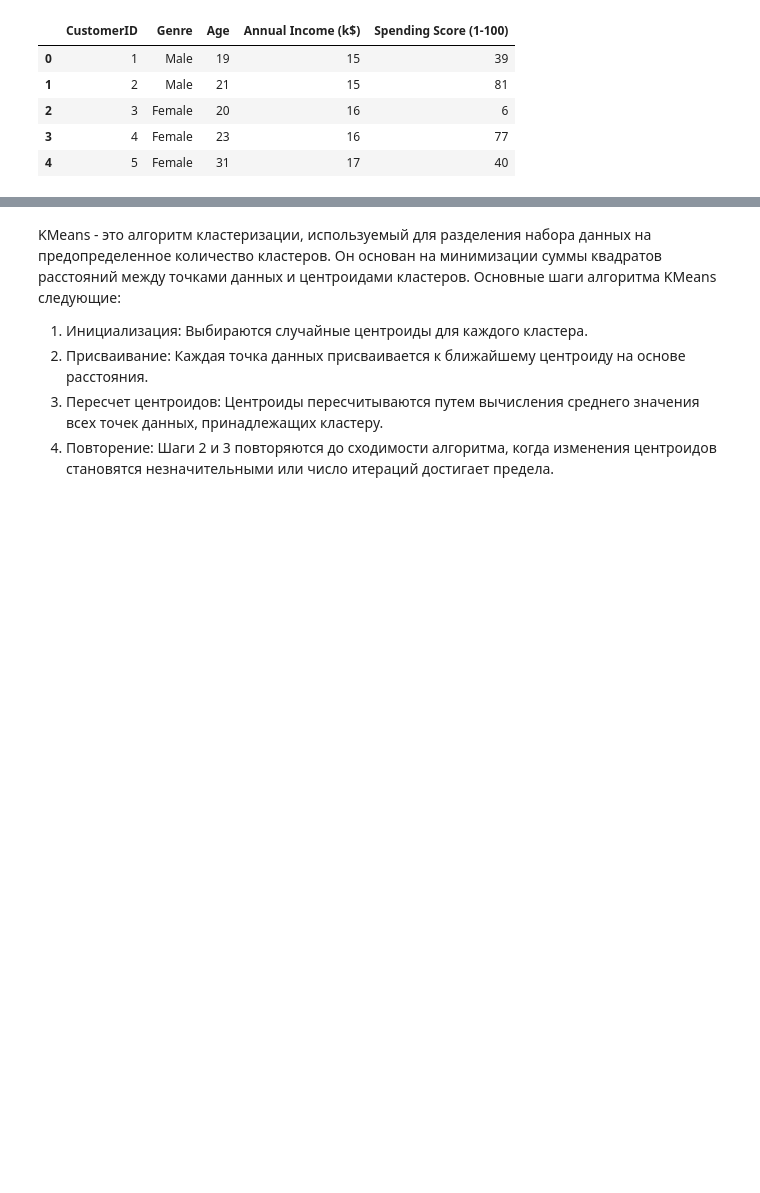
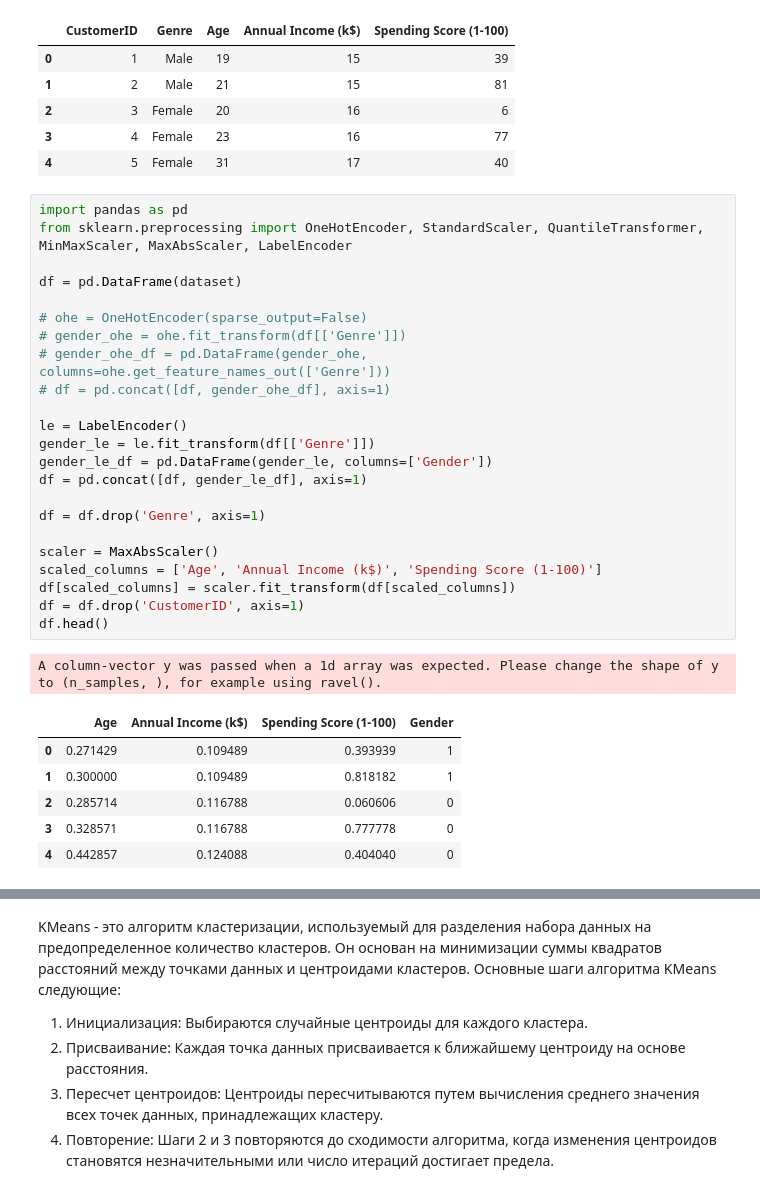
Before and after one commit to Cvtq/ml, a Jupyter notebook: clusterization.ipynb, the cells around one changed output, grey strips where cells are left out. Saved outputs shown, nothing was run; the diff lists cells and outputs as text; blank space fills up the shorter version.

```diff
--- a/clusterization.ipynb
+++ b/clusterization.ipynb
@@ -12,3 +12,34 @@ dataset.head()
 | 2 | 3 | Female | 20 | 16 | 6 |
 | 3 | 4 | Female | 23 | 16 | 77 |
 | 4 | 5 | Female | 31 | 17 | 40 |
+# %%
+import pandas as pd
+from sklearn.preprocessing import OneHotEncoder, StandardScaler, QuantileTransformer,  MinMaxScaler, MaxAbsScaler, LabelEncoder
+
+df = pd.DataFrame(dataset)
+
+# ohe = OneHotEncoder(sparse_output=False)
+# gender_ohe = ohe.fit_transform(df[['Genre']])
+# gender_ohe_df = pd.DataFrame(gender_ohe, columns=ohe.get_feature_names_out(['Genre']))
+# df = pd.concat([df, gender_ohe_df], axis=1)
+
+le = LabelEncoder()
+gender_le = le.fit_transform(df[['Genre']])
+gender_le_df = pd.DataFrame(gender_le, columns=['Gender'])
+df = pd.concat([df, gender_le_df], axis=1)
+
+df = df.drop('Genre', axis=1)
+
+scaler = MaxAbsScaler()
+scaled_columns = ['Age', 'Annual Income (k$)', 'Spending Score (1-100)']
+df[scaled_columns] = scaler.fit_transform(df[scaled_columns])
+df = df.drop('CustomerID', axis=1)
+df.head()
+# %% [output]
+A column-vector y was passed when a 1d array was expected. Please change the shape of y to (n_samples, ), for example using ravel().
+|  | Age | Annual Income (k$) | Spending Score (1-100) | Gender |
+| 0 | 0.271429 | 0.109489 | 0.393939 | 1 |
+| 1 | 0.300000 | 0.109489 | 0.818182 | 1 |
+| 2 | 0.285714 | 0.116788 | 0.060606 | 0 |
+| 3 | 0.328571 | 0.116788 | 0.777778 | 0 |
+| 4 | 0.442857 | 0.124088 | 0.404040 | 0 |
```
Also changed, not shown: parts of 12 cells of this notebook.
